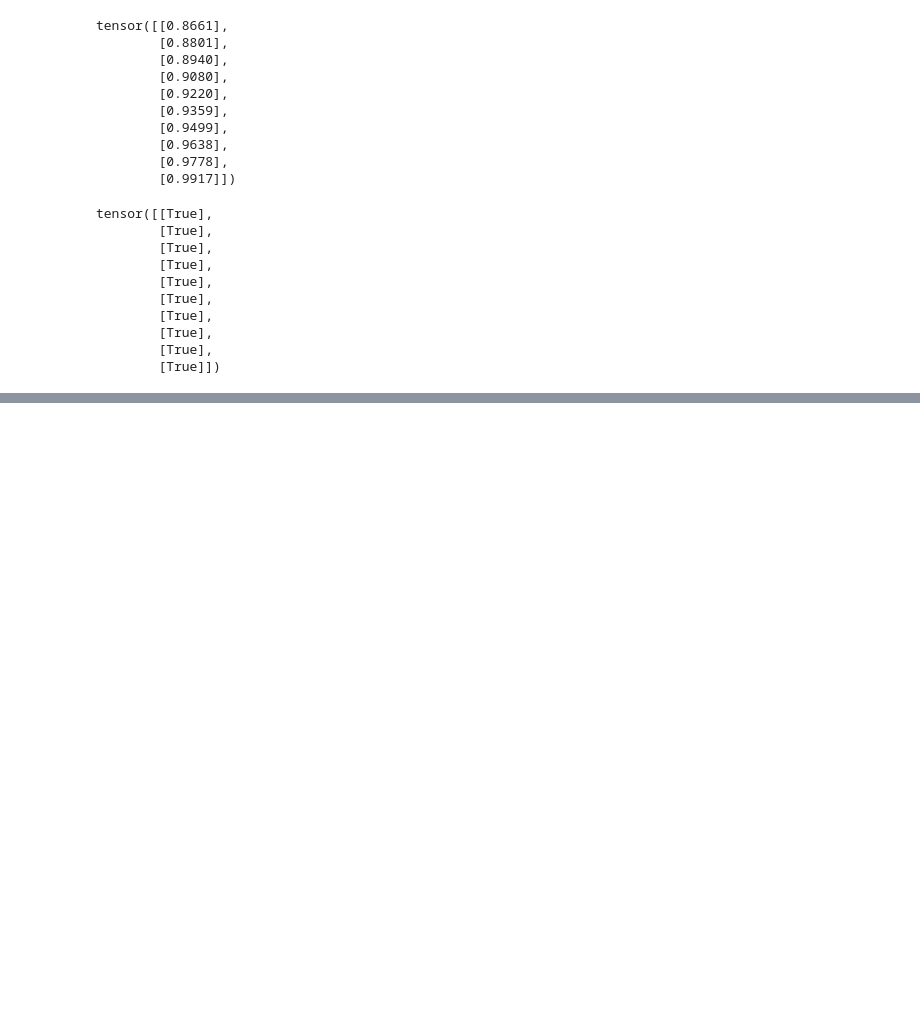
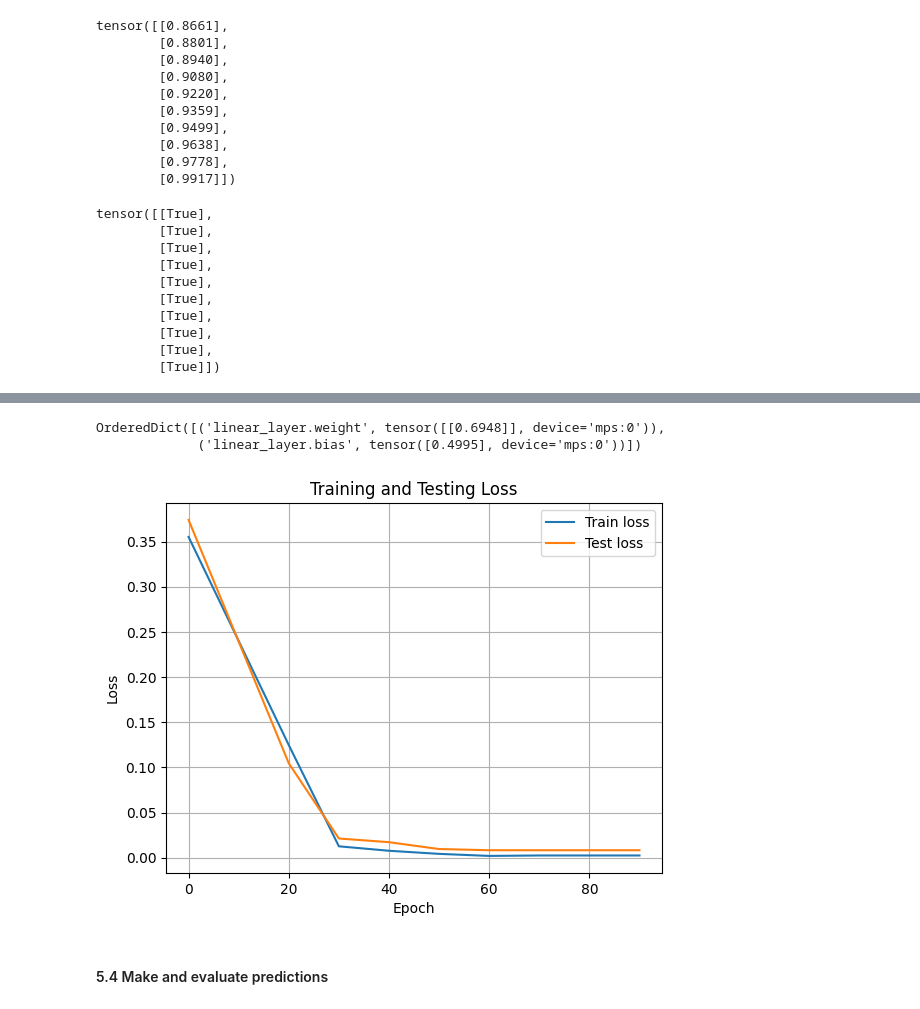
Before and after one commit to ZyWang7/PyTorch-for-DL-ML, a Jupyter notebook: 01_PyTorch_Workflow.ipynb, the cells around one changed output, grey strips where cells are left out. Drawn from its saved outputs; the diff is of its cells as text; code cells hidden in the pictures; blank space fills up the shorter version.

```diff
--- a/01_PyTorch_Workflow.ipynb
+++ b/01_PyTorch_Workflow.ipynb
@@ -440,0 +476,14 @@ tensor([[True],
+# %%
+# create a linear model by subclassing nn.Modile
+class LinearRegressionModelV2(nn.Module):
+    def __init__(self):
+        super().__init__()
+        # use nn.Linear() to build a linear layer -> create the model parameters
+        # also called: linear transform, probing leyer, fully connected layer, dense layer
+        self.linear_layer = nn.Linear(in_features=1,    # an input of size 1
+                                      out_features=1)   # an output of size 1
+
+
+    def forward(self, x: torch.Tensor) -> torch.Tensor:
+        """ to define the computation in the model """
+        return self.linear_layer(x)
@@ -440,0 +513,3 @@ tensor([[True],
+# %%
+loss_func = nn.L1Loss()
+optimizer = torch.optim.SGD(params=model_1.parameters(), lr=0.01)
@@ -440,0 +575,26 @@ tensor([[True],
+# %%
+model_1.state_dict()
+# %% [output]
+OrderedDict([('linear_layer.weight', tensor([[0.6948]], device='mps:0')),
+             ('linear_layer.bias', tensor([0.4995], device='mps:0'))])
+# %%
+# plot the loss curves
+import numpy as np
+
+# convert tensor to numpy array
+train = np.array(torch.tensor(train_loss).cpu().numpy())
+test = np.array(torch.tensor(test_loss).cpu().numpy())
+
+plt.plot(epoch_count, train, label='Train loss')
+plt.plot(epoch_count, test, label='Test loss')
+
+plt.title('Training and Testing Loss')
+plt.xlabel('Epoch')
+plt.ylabel('Loss')
+
+plt.legend()
+plt.grid()
+# %% [output]
+[figure, added]
+# %% [markdown]
+#### 5.4 Make and evaluate predictions
```
Also changed, not shown: parts of 22 cells of this notebook, 1 other file.
